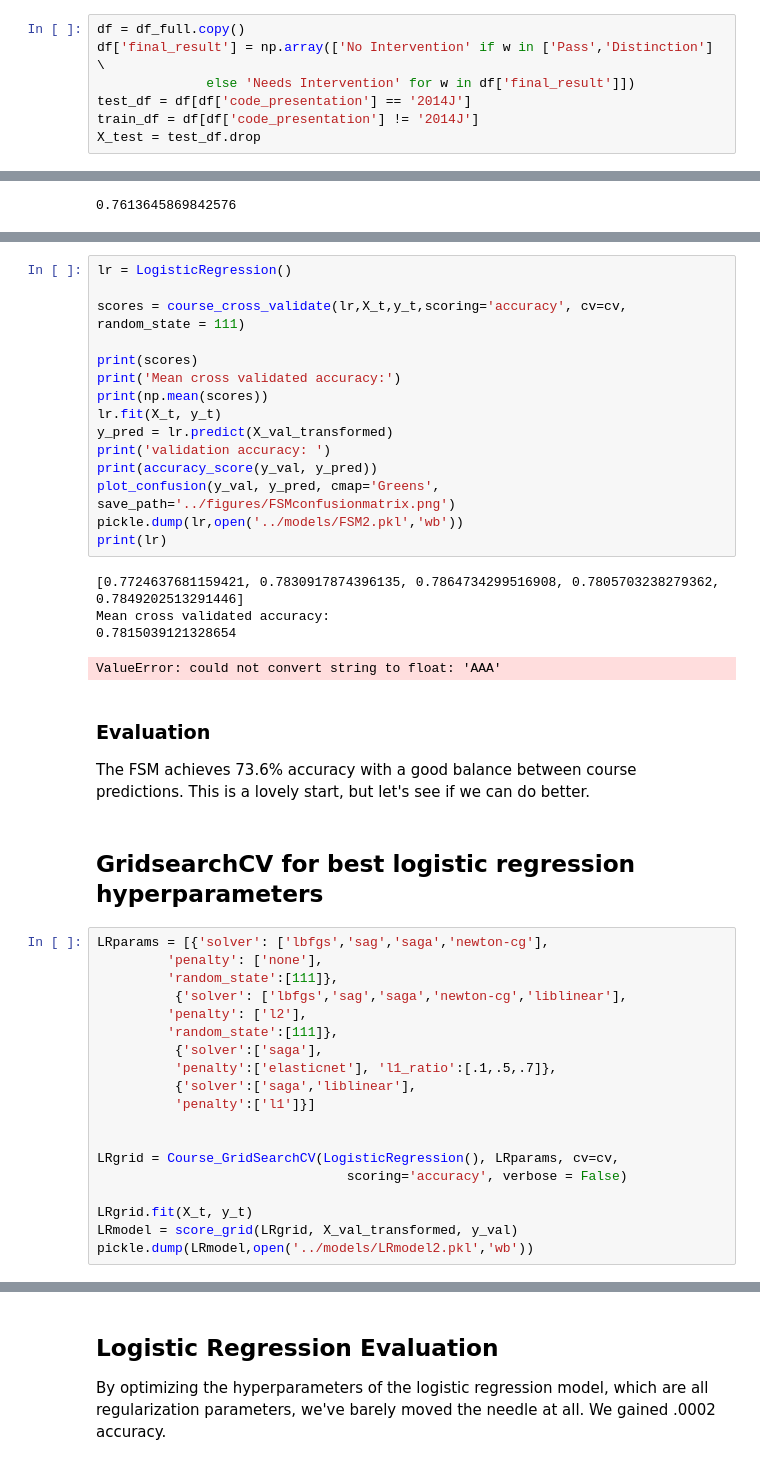
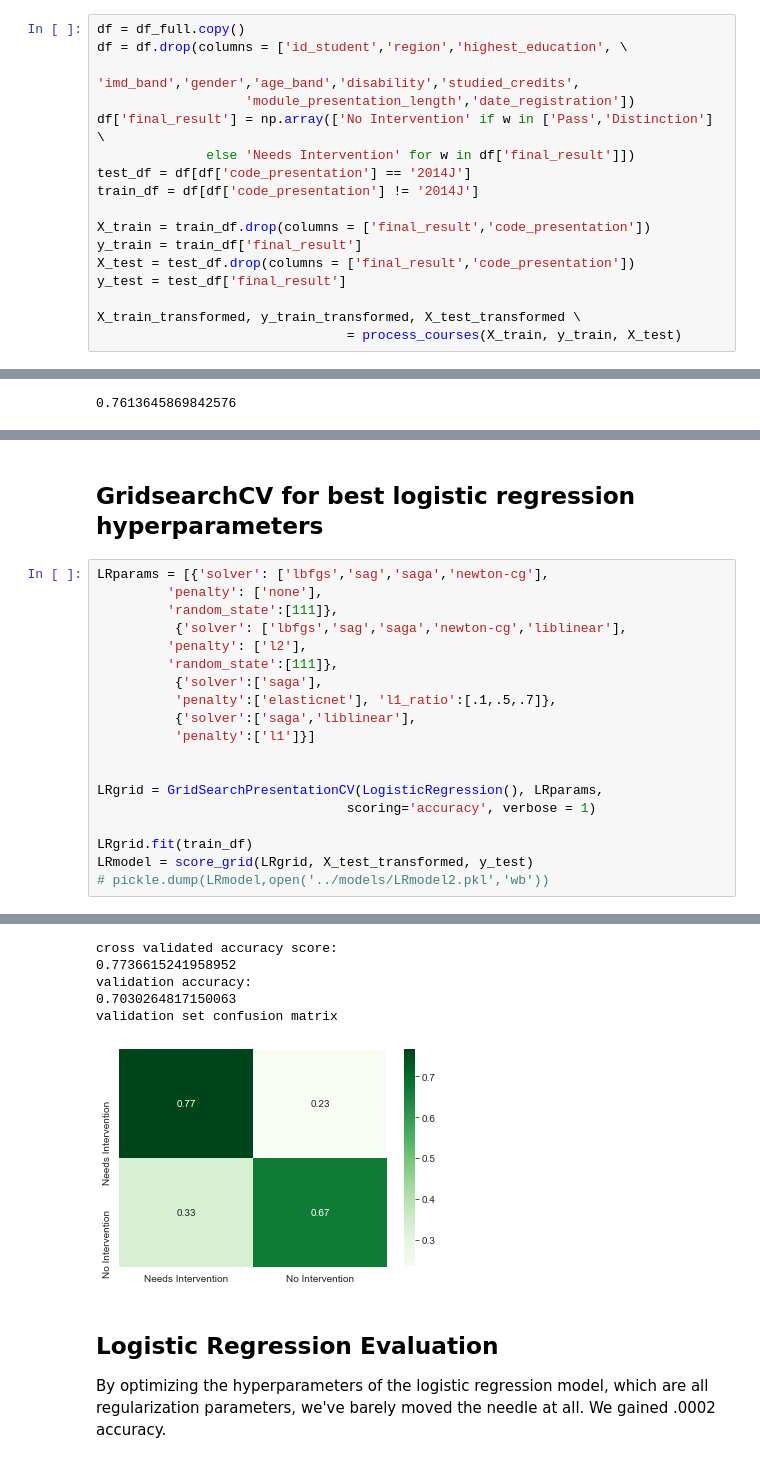
Before and after one commit to Caellwyn/ou_student_predictions, a Jupyter notebook: notebooks/shallow_model_predict_future.ipynb, the cells around one changed output, grey strips where cells are left out. Cells and saved outputs as stored; diff of their text form.

Commit message:
add gridsearch by presentation as cv

```diff
--- a/notebooks/shallow_model_predict_future.ipynb
+++ b/notebooks/shallow_model_predict_future.ipynb
@@ -85,8 +50,18 @@ def model_evaluate_presentation(model, train, test):
 df_full = load_OU_data(prediction_window=.5)
 # %%
 df = df_full.copy()
+df = df.drop(columns = ['id_student','region','highest_education', \
+                   'imd_band','gender','age_band','disability','studied_credits',
+                   'module_presentation_length','date_registration'])
 df['final_result'] = np.array(['No Intervention' if w in ['Pass','Distinction'] \
               else 'Needs Intervention' for w in df['final_result']])
 test_df = df[df['code_presentation'] == '2014J']
 train_df = df[df['code_presentation'] != '2014J']
-X_test = test_df.drop
+
+X_train = train_df.drop(columns = ['final_result','code_presentation'])
+y_train = train_df['final_result']
+X_test = test_df.drop(columns = ['final_result','code_presentation'])
+y_test = test_df['final_result']
+
+X_train_transformed, y_train_transformed, X_test_transformed \
+                                = process_courses(X_train, y_train, X_test)
@@ -203,26 +121,3 @@ A decent start for a baseline model, a logistic regresson model seeks the best f
-# %%
-lr = LogisticRegression()
-
-scores = course_cross_validate(lr,X_t,y_t,scoring='accuracy', cv=cv, random_state = 111)
-
-print(scores)
-print('Mean cross validated accuracy:')
-print(np.mean(scores))
-lr.fit(X_t, y_t)
-y_pred = lr.predict(X_val_transformed)
-print('validation accuracy: ')
-print(accuracy_score(y_val, y_pred))
-plot_confusion(y_val, y_pred, cmap='Greens', save_path='../figures/FSMconfusionmatrix.png')
-pickle.dump(lr,open('../models/FSM2.pkl','wb'))
-print(lr)
-# %% [output]
-[0.7724637681159421, 0.7830917874396135, 0.7864734299516908, 0.7805703238279362, 0.7849202513291446]
-Mean cross validated accuracy:
-0.7815039121328654
-ValueError: could not convert string to float: 'AAA'
-# %% [markdown]
-### Evaluation
-The FSM achieves 73.6% accuracy with a good balance between course predictions.  This is a lovely start, but let's see if we can do better.
 # %% [markdown]
 ## GridsearchCV for best logistic regression hyperparameters
 # %%
@@ -238,9 +133,10 @@ LRparams = [{'solver': ['lbfgs','sag','saga','newton-cg'],
           'penalty':['l1']}]
 
 
-LRgrid = Course_GridSearchCV(LogisticRegression(), LRparams, cv=cv,
-                                scoring='accuracy', verbose = False)
+LRgrid = GridSearchPresentationCV(LogisticRegression(), LRparams,
+                                scoring='accuracy', verbose = 1)
 
-LRgrid.fit(X_t, y_t)
-LRmodel = score_grid(LRgrid, X_val_transformed, y_val)
-pickle.dump(LRmodel,open('../models/LRmodel2.pkl','wb'))
+LRgrid.fit(train_df)
+LRmodel = score_grid(LRgrid, X_test_transformed, y_test)
+# pickle.dump(LRmodel,open('../models/LRmodel2.pkl','wb'))
+# %% [output]
@@ -247,3 +177,9 @@ pickle.dump(LRmodel,open('../models/LRmodel2.pkl','wb'))
+cross validated accuracy score:
+0.7736615241958952
+validation accuracy:
+0.7030264817150063
+validation set confusion matrix
+[figure, added]
 # %% [markdown]
 ## Logistic Regression Evaluation
 By optimizing the hyperparameters of the logistic regression model, which are all regularization parameters, we've barely moved the needle at all.  We gained .0002 accuracy.
```
Also changed, not shown: parts of 16 cells of this notebook, 1 other file.
